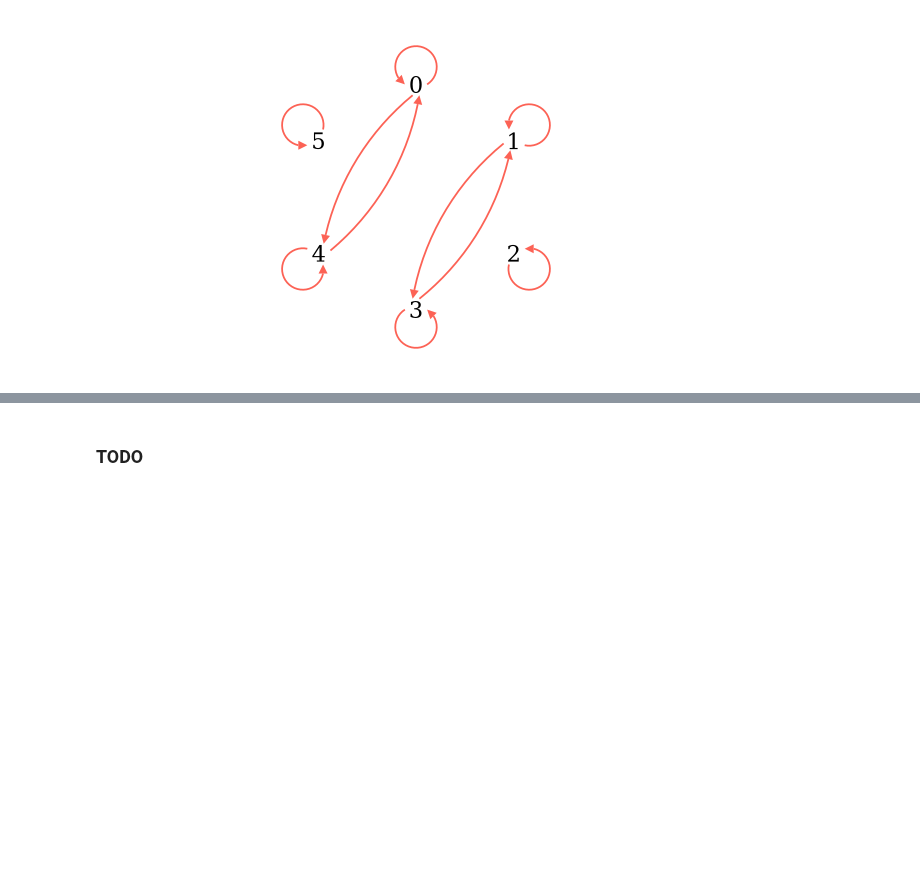
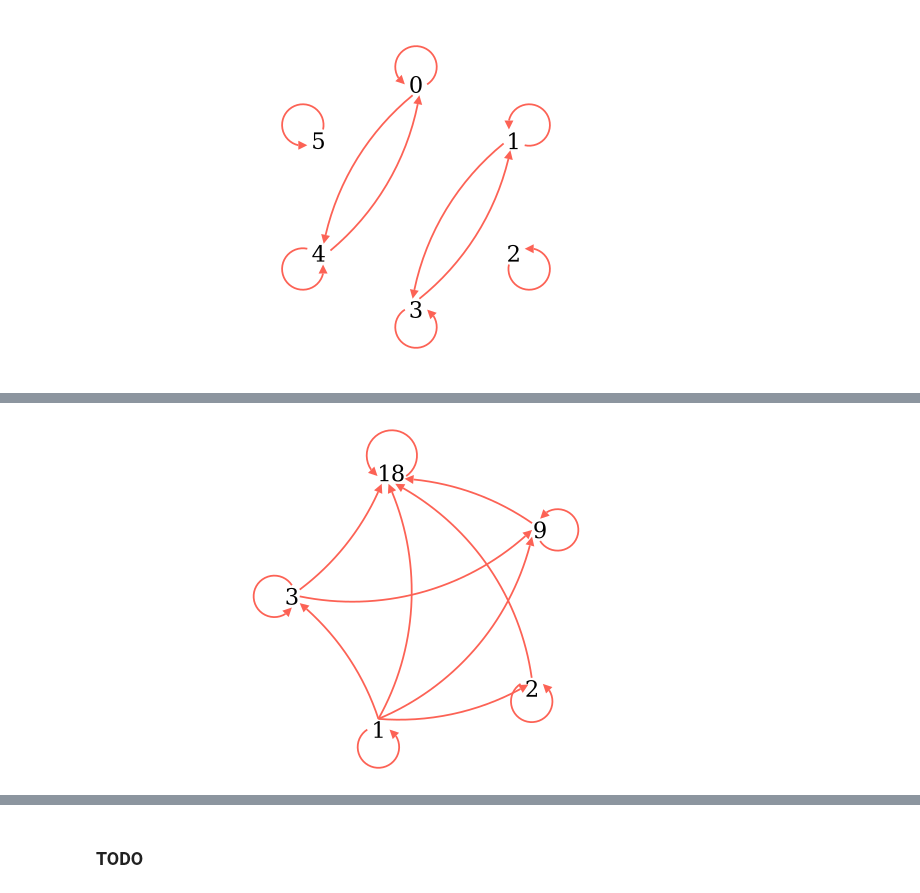
Before and after one commit to PhotonicGluon/NZQRC-Book, a Jupyter notebook: code/image_generation/notebooks/part-2/relations-2.ipynb, the cells around one changed output, grey strips where cells are left out. Cells and saved outputs as stored; diff of their text form; code cells hidden in the pictures; blank space fills up the shorter version.

Commit message:
Add initial diagrams for Hasse part

```diff
--- a/code/image_generation/notebooks/part-2/relations-2.ipynb
+++ b/code/image_generation/notebooks/part-2/relations-2.ipynb
@@ -399,0 +404,80 @@ class RelationDiagram(Scene):
+# %%
+%%generate_image divides_directed-graph RelationDiagram
+
+FONT_SIZE = 36
+
+RADIUS = 3  # Radius of pentagon
+
+ELEMENT_POS_SHIFT = 0.05
+ARROW_STROKE_WIDTH = 4
+ARROW_START_SHIFT = 0.15
+ARROW_TIP_SIZE = 0.2
+
+
+class RelationDiagram(Scene):
+    def construct(self):
+        # Create elements
+        elements_orig = ["18", "9", "2", "1", "3"]
+        elements = [Text(elem, font_size=FONT_SIZE, color=BLACK) for elem in elements_orig]
+        arrange_circular(*elements, clockwise=True, radius=RADIUS, offset=np.pi/12)
+
+        # Determine element positions
+        element_reference_position = {
+            0: elements[0].get_bottom() + ELEMENT_POS_SHIFT*DOWN,
+            1: elements[1].get_left() + ELEMENT_POS_SHIFT*LEFT,
+            2: elements[2].get_top() + ELEMENT_POS_SHIFT*UP,
+            3: elements[3].get_top() + ELEMENT_POS_SHIFT*UP,
+            4: elements[4].get_right() + ELEMENT_POS_SHIFT*RIGHT
+        }
+
+        # Add elements to a group
+        elements = VGroup(*elements)
+
+        # Create arrows
+        reflexive_arrows = [
+            Arc(arc_center=elements[0].get_center() + 0.25*UP, start_angle=-np.pi/4, angle=3*np.pi/2, radius=0.45),
+            Arc(arc_center=elements[1].get_center() + 0.25*RIGHT, start_angle=-3*np.pi/4, angle=3*np.pi/2, radius=0.35),
+            Arc(arc_center=elements[2].get_center() + 0.25*DOWN, start_angle=-3*np.pi/4, angle=-3*np.pi/2, radius=0.35).flip(LEFT),
+            Arc(arc_center=elements[3].get_center() + 0.25*DOWN, start_angle=3*np.pi/4, angle=3*np.pi/2, radius=0.35),
+            Arc(arc_center=elements[4].get_center() + 0.25*LEFT, start_angle=np.pi/4, angle=3*np.pi/2, radius=0.35),
+        ]
+
+        # inter_element_relations = {}
+        # for i, m in enumerate(elements_orig):
+        #     for j, n in enumerate(elements_orig):
+        #         if m != n and int(n) % int(m) == 0:
+        #             inter_element_relations[(i, j)] = (0,0)
+        # print(inter_element_relations)
+        inter_element_relations = {
+            (1, 0): ((1*ARROW_START_SHIFT)*UP, (1.5*ARROW_START_SHIFT)*(0.5*UP+1.25*RIGHT)),
+            (2, 0): (0, (0.5*ARROW_START_SHIFT)*RIGHT),
+            (3, 0): (0, (0.5*ARROW_START_SHIFT)*LEFT),
+            (3, 1): (0, (1*ARROW_START_SHIFT)*DOWN),
+            (3, 2): (0, (0.5*ARROW_START_SHIFT)*(2*DOWN+LEFT)),
+            (3, 4): (0, (1*ARROW_START_SHIFT)*DOWN),
+            (4, 0): ((1*ARROW_START_SHIFT)*UP, (1.5*ARROW_START_SHIFT)*LEFT),
+            (4, 1): (0, 0)
+        }
+
+        inter_element_arrows = [
+            ArcBetweenPoints(
+                element_reference_position[i] + adj_i,
+                element_reference_position[j] + adj_j,
+                radius = 6
+            )
+            for (i, j), (adj_i, adj_j) in inter_element_relations.items()
+        ]
+        arrows = [*reflexive_arrows, *inter_element_arrows]
+
+        for arrow in arrows:
+            arrow.set_color(RED)
+            arrow.add_tip(tip_length=ARROW_TIP_SIZE, tip_width=ARROW_TIP_SIZE)
+
+        arrows = VGroup(*arrows)
+
+        # Add all elements to the scene
+        group = Group(elements, arrows)
+        group.center()
+        self.add(group)
+# %% [output]
+[figure, added]
```
Also changed, not shown: parts of 4 cells of this notebook.
